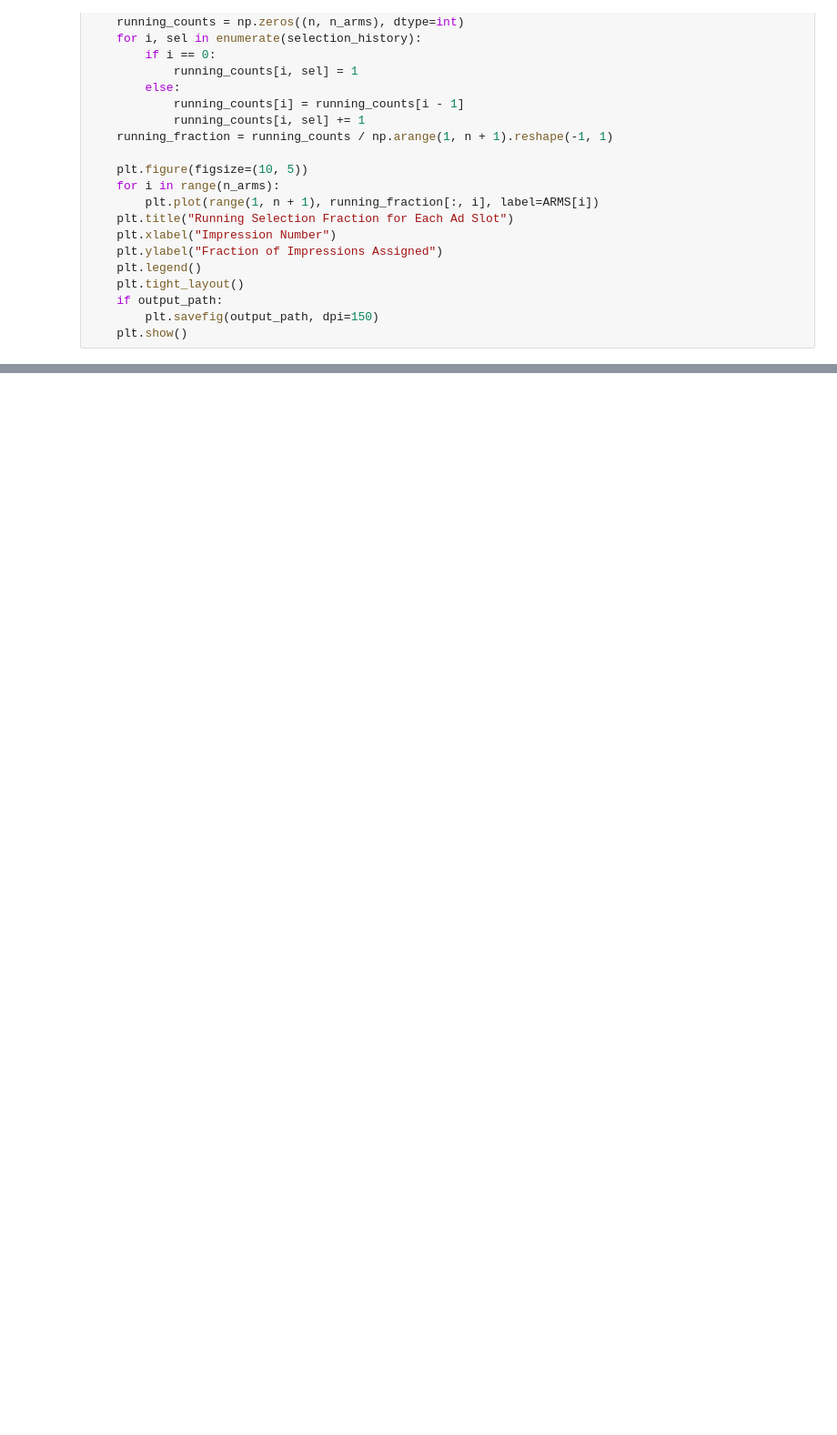
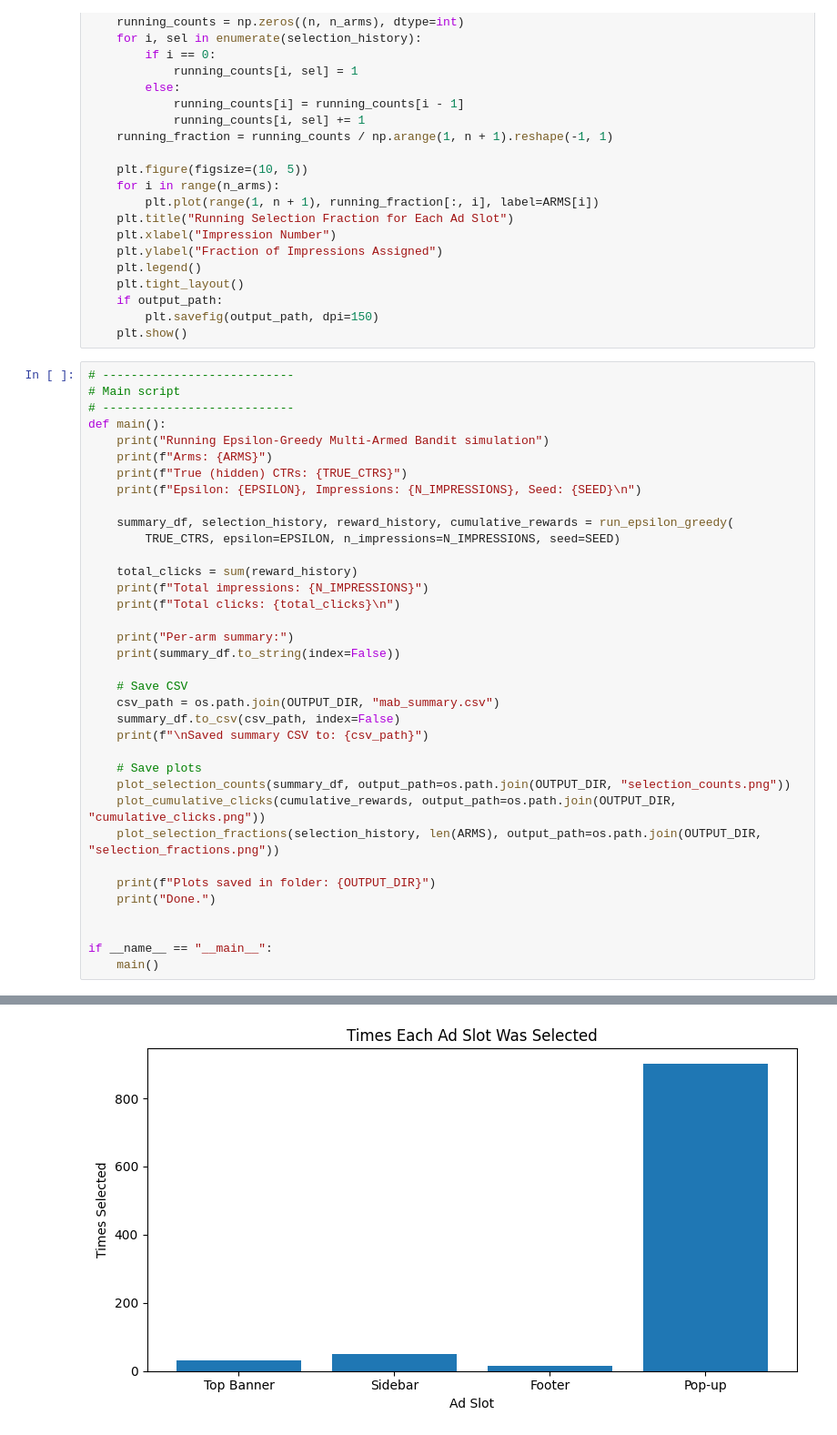
Before and after one commit to Abhijith-E/ReinforcementLearning, a Jupyter notebook: Lab1.ipynb, the cells around one changed output, grey strips where cells are left out. Shown at 91% size. Saved outputs shown, nothing was run; the diff lists cells and outputs as text; blank space fills up the shorter version.

```diff
--- a/Lab1.ipynb
+++ b/Lab1.ipynb
@@ -132,3 +132,40 @@ def plot_selection_fractions(selection_history, n_arms, output_path=None):
     if output_path:
         plt.savefig(output_path, dpi=150)
     plt.show()
+# %%
+# ---------------------------
+# Main script
+# ---------------------------
+def main():
+    print("Running Epsilon-Greedy Multi-Armed Bandit simulation")
+    print(f"Arms: {ARMS}")
+    print(f"True (hidden) CTRs: {TRUE_CTRS}")
+    print(f"Epsilon: {EPSILON}, Impressions: {N_IMPRESSIONS}, Seed: {SEED}\n")
+
+    summary_df, selection_history, reward_history, cumulative_rewards = run_epsilon_greedy(
+        TRUE_CTRS, epsilon=EPSILON, n_impressions=N_IMPRESSIONS, seed=SEED)
+
+    total_clicks = sum(reward_history)
+    print(f"Total impressions: {N_IMPRESSIONS}")
+    print(f"Total clicks: {total_clicks}\n")
+
+    print("Per-arm summary:")
+    print(summary_df.to_string(index=False))
+
+    # Save CSV
+    csv_path = os.path.join(OUTPUT_DIR, "mab_summary.csv")
+    summary_df.to_csv(csv_path, index=False)
+    print(f"\nSaved summary CSV to: {csv_path}")
+
+    # Save plots
+    plot_selection_counts(summary_df, output_path=os.path.join(OUTPUT_DIR, "selection_counts.png"))
+    plot_cumulative_clicks(cumulative_rewards, output_path=os.path.join(OUTPUT_DIR, "cumulative_clicks.png"))
+    plot_selection_fractions(selection_history, len(ARMS), output_path=os.path.join(OUTPUT_DIR, "selection_fractions.png"))
+
+    print(f"Plots saved in folder: {OUTPUT_DIR}")
+    print("Done.")
+
+
+if __name__ == "__main__":
+    main()
+# %% [output]
@@ -134,0 +188 @@ def plot_selection_fractions(selection_history, n_arms, output_path=None):
+[figure, added]
```
Also changed, not shown: parts of 1 cell of this notebook, 4 other files.
